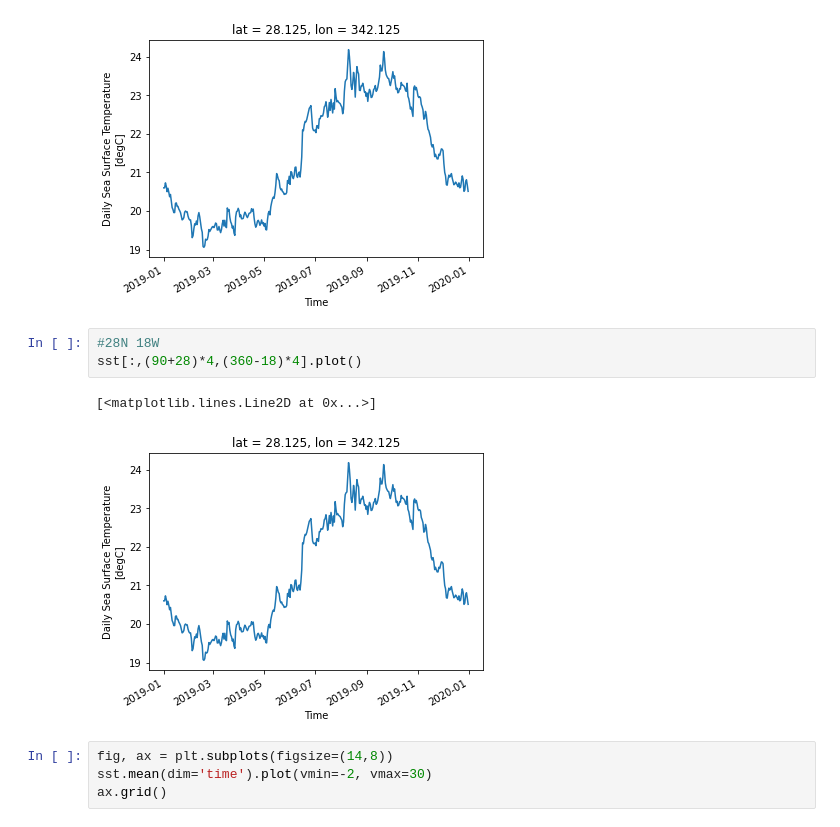
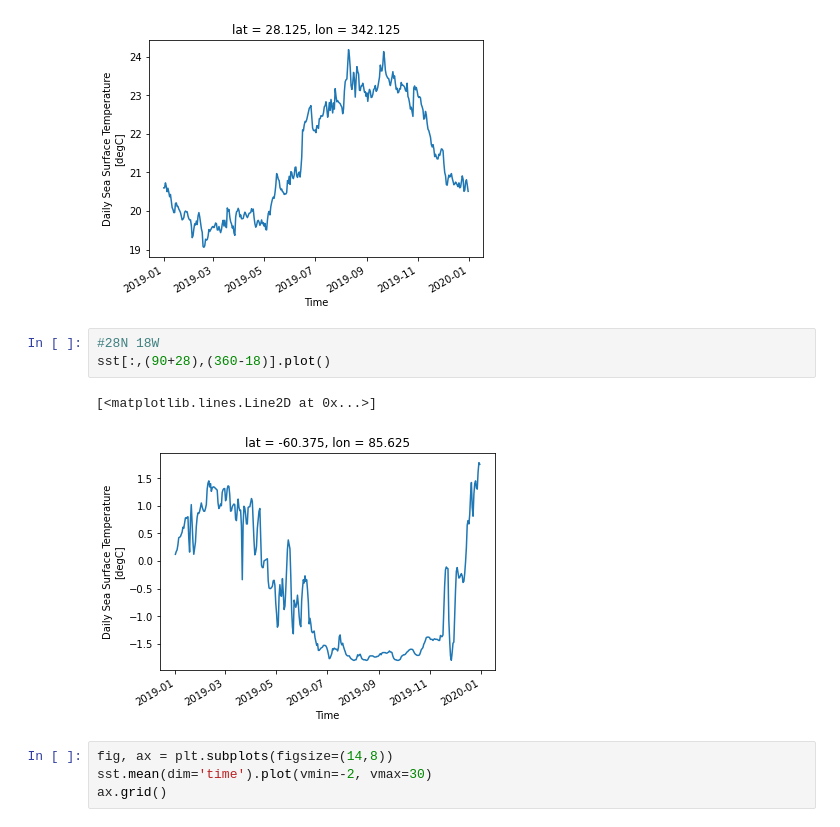
Before and after one commit to euroargodev/argoonlineschool, a Jupyter notebook: L02_BasicsOfnetCDF.ipynb, the cells around one changed output. Drawn from its saved outputs; the diff is of its cells as text.

```diff
--- a/L02_BasicsOfnetCDF.ipynb
+++ b/L02_BasicsOfnetCDF.ipynb
@@ -253,10 +253,10 @@ sst.sel(lon=(360-18), lat=28, method='nearest').plot()
 [figure]
 # %%
 #28N 18W
-sst[:,(90+28)*4,(360-18)*4].plot()
+sst[:,(90+28),(360-18)].plot()
 # %% [output]
 [<matplotlib.lines.Line2D at 0x...>]
-[figure, old version]
+[figure, new version]
 # %%
 fig, ax = plt.subplots(figsize=(14,8))
 sst.mean(dim='time').plot(vmin=-2, vmax=30)
```
Also changed, not shown: parts of 3 cells of this notebook, 24 other files.
